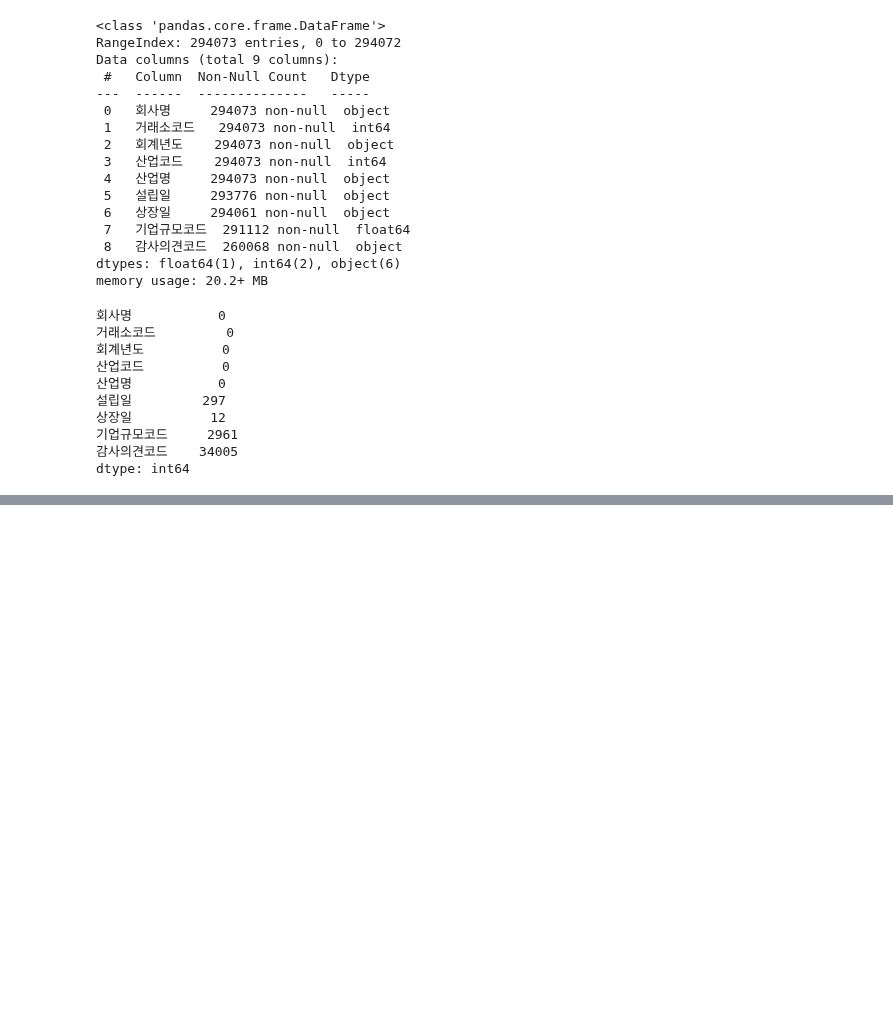
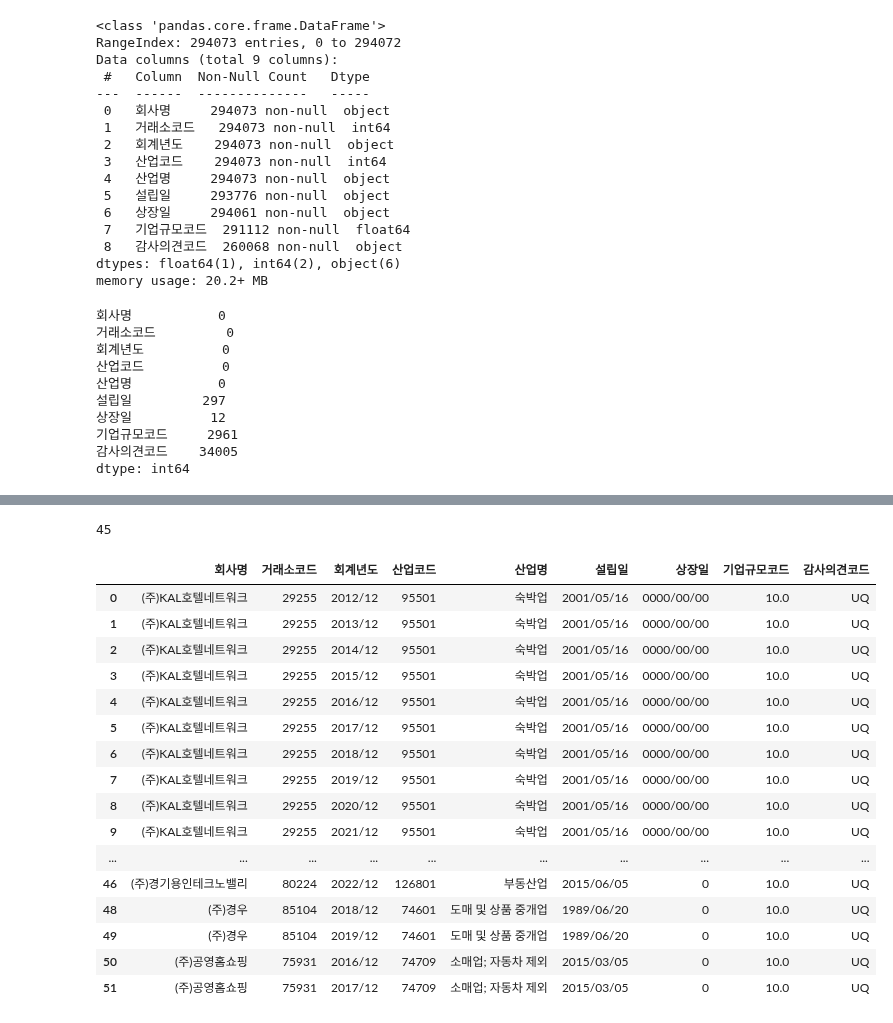
Before and after one commit to BDooHyun/ubion_python_class_01, a Jupyter notebook: 프로젝트2/target.ipynb, the cells around one changed output, grey strips where cells are left out. Saved outputs shown, nothing was run; the diff lists cells and outputs as text; code cells hidden in the pictures; blank space fills up the shorter version.

```diff
--- a/프로젝트2/target.ipynb
+++ b/프로젝트2/target.ipynb
@@ -175,0 +219,26 @@ dtype: int64
+# %%
+len(lits['회사명'].unique())
+# %% [output]
+45
+# %%
+total_df3 = pd.read_csv('./mk_target2.csv', encoding='euc-kr')
+# %%
+total_df3[total_df3['감사의견코드'] == 'UQ'].head(50)
+# %% [output]
+|  | 회사명 | 거래소코드 | 회계년도 | 산업코드 | 산업명 | 설립일 | 상장일 | 기업규모코드 | 감사의견코드 |
+| 0 | (주)KAL호텔네트워크 | 29255 | 2012/12 | 95501 | 숙박업 | 2001/05/16 | 0000/00/00 | 10.0 | UQ |
+| 1 | (주)KAL호텔네트워크 | 29255 | 2013/12 | 95501 | 숙박업 | 2001/05/16 | 0000/00/00 | 10.0 | UQ |
+| 2 | (주)KAL호텔네트워크 | 29255 | 2014/12 | 95501 | 숙박업 | 2001/05/16 | 0000/00/00 | 10.0 | UQ |
+| 3 | (주)KAL호텔네트워크 | 29255 | 2015/12 | 95501 | 숙박업 | 2001/05/16 | 0000/00/00 | 10.0 | UQ |
+| 4 | (주)KAL호텔네트워크 | 29255 | 2016/12 | 95501 | 숙박업 | 2001/05/16 | 0000/00/00 | 10.0 | UQ |
+| 5 | (주)KAL호텔네트워크 | 29255 | 2017/12 | 95501 | 숙박업 | 2001/05/16 | 0000/00/00 | 10.0 | UQ |
+| 6 | (주)KAL호텔네트워크 | 29255 | 2018/12 | 95501 | 숙박업 | 2001/05/16 | 0000/00/00 | 10.0 | UQ |
+| 7 | (주)KAL호텔네트워크 | 29255 | 2019/12 | 95501 | 숙박업 | 2001/05/16 | 0000/00/00 | 10.0 | UQ |
+| 8 | (주)KAL호텔네트워크 | 29255 | 2020/12 | 95501 | 숙박업 | 2001/05/16 | 0000/00/00 | 10.0 | UQ |
+| 9 | (주)KAL호텔네트워크 | 29255 | 2021/12 | 95501 | 숙박업 | 2001/05/16 | 0000/00/00 | 10.0 | UQ |
+| ... | ... | ... | ... | ... | ... | ... | ... | ... | ... |
+| 46 | (주)경기용인테크노밸리 | 80224 | 2022/12 | 126801 | 부동산업 | 2015/06/05 | 0 | 10.0 | UQ |
+| 48 | (주)경우 | 85104 | 2018/12 | 74601 | 도매 및 상품 중개업 | 1989/06/20 | 0 | 10.0 | UQ |
+| 49 | (주)경우 | 85104 | 2019/12 | 74601 | 도매 및 상품 중개업 | 1989/06/20 | 0 | 10.0 | UQ |
+| 50 | (주)공영홈쇼핑 | 75931 | 2016/12 | 74709 | 소매업; 자동차 제외 | 2015/03/05 | 0 | 10.0 | UQ |
+| 51 | (주)공영홈쇼핑 | 75931 | 2017/12 | 74709 | 소매업; 자동차 제외 | 2015/03/05 | 0 | 10.0 | UQ |
```
Also changed, not shown: parts of 4 cells of this notebook, 20 other files.
